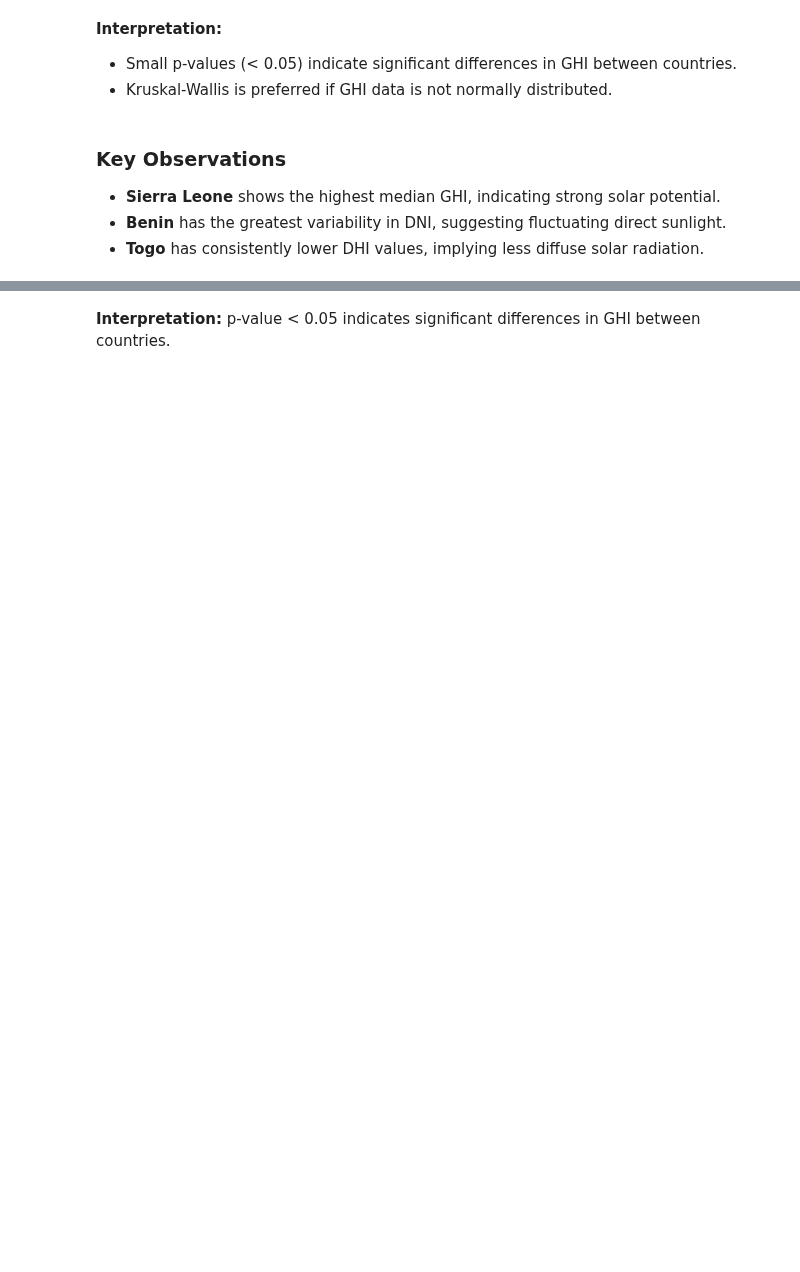
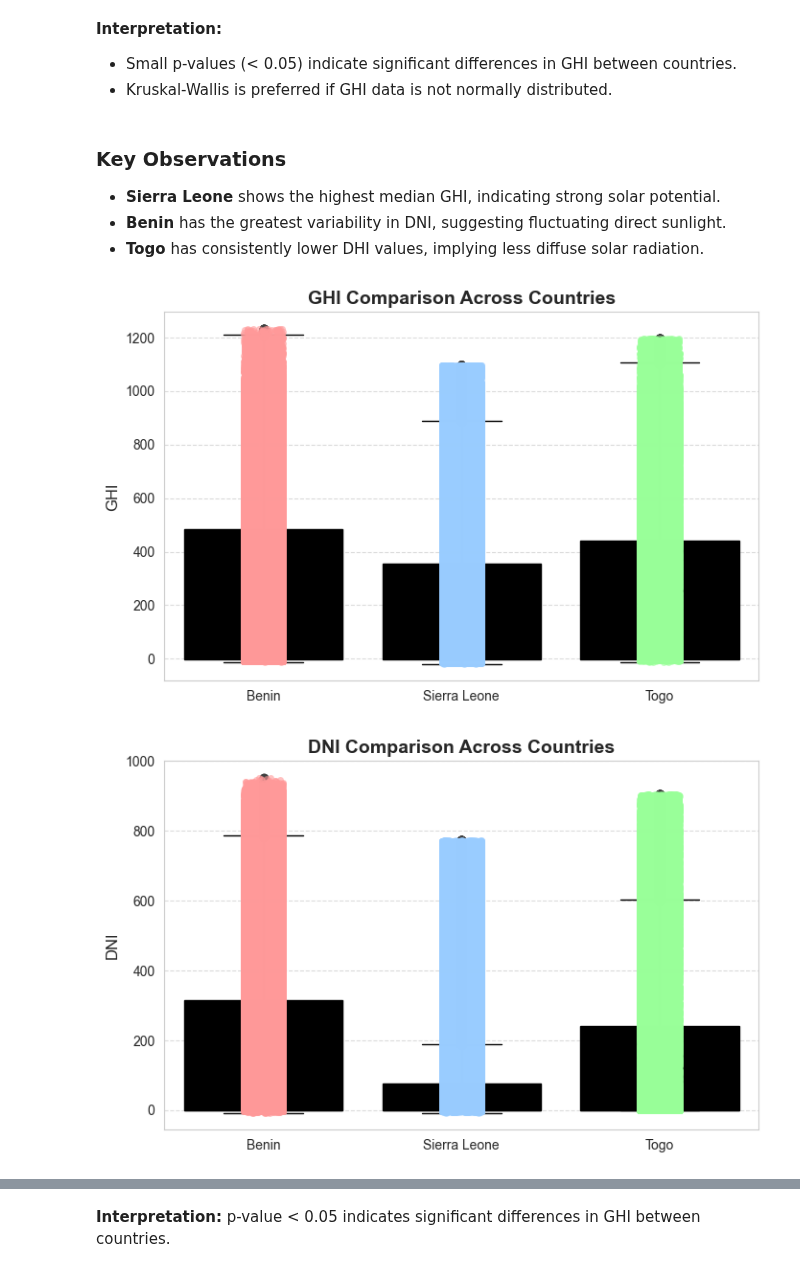
Before and after one commit to Moggycool/solar-challenge-week0, a Jupyter notebook: notebooks/compare_countries.ipynb, the cells around one changed output, grey strips where cells are left out. Cells and saved outputs as stored; diff of their text form; code cells hidden in the pictures; blank space fills up the shorter version.

```diff
--- a/notebooks/compare_countries.ipynb
+++ b/notebooks/compare_countries.ipynb
@@ -52,27 +90,30 @@ display(summary_table)
 - **Benin** has the greatest variability in DNI, suggesting fluctuating direct sunlight.
 - **Togo** has consistently lower DHI values, implying less diffuse solar radiation.
 # %%
-# Define consistent colors per country
+ # Define consistent colors per country
 country_colors = {"Benin": "#FF9999", "Sierra Leone": "#99CCFF", "Togo": "#99FF99"}
 
 for metric in metrics:
     plt.figure(figsize=(8,5))
 
-    # Draw plain boxplot with black outlines
+    # Boxplot: no color parameter at all, only outlines
     sns.boxplot(x="Country", y=metric, data=df_all,
-                boxprops=dict(facecolor='none', color='black'),
+                boxprops=dict(facecolor='none', edgecolor='black'),
                 medianprops=dict(color='black'),
                 whiskerprops=dict(color='black'),
                 capprops=dict(color='black'))
 
-    # Overlay colored points (stripplot) to indicate each country's values
+    # Overlay colored points per country
     for country in df_all["Country"].unique():
         sns.stripplot(x="Country", y=metric,
                       data=df_all[df_all["Country"]==country],
                       color=country_colors[country], size=5, alpha=0.6, jitter=True)
 
     plt.title(f"{metric.upper()} Comparison Across Countries", fontsize=14, fontweight='bold')
     plt.ylabel(metric.upper(), fontsize=12)
     plt.xlabel('')
     plt.grid(axis='y', linestyle='--', alpha=0.7)
     plt.show()
+# %% [output]
+[figure, added]
+[figure, added]
```
Also changed, not shown: parts of 7 cells of this notebook.
